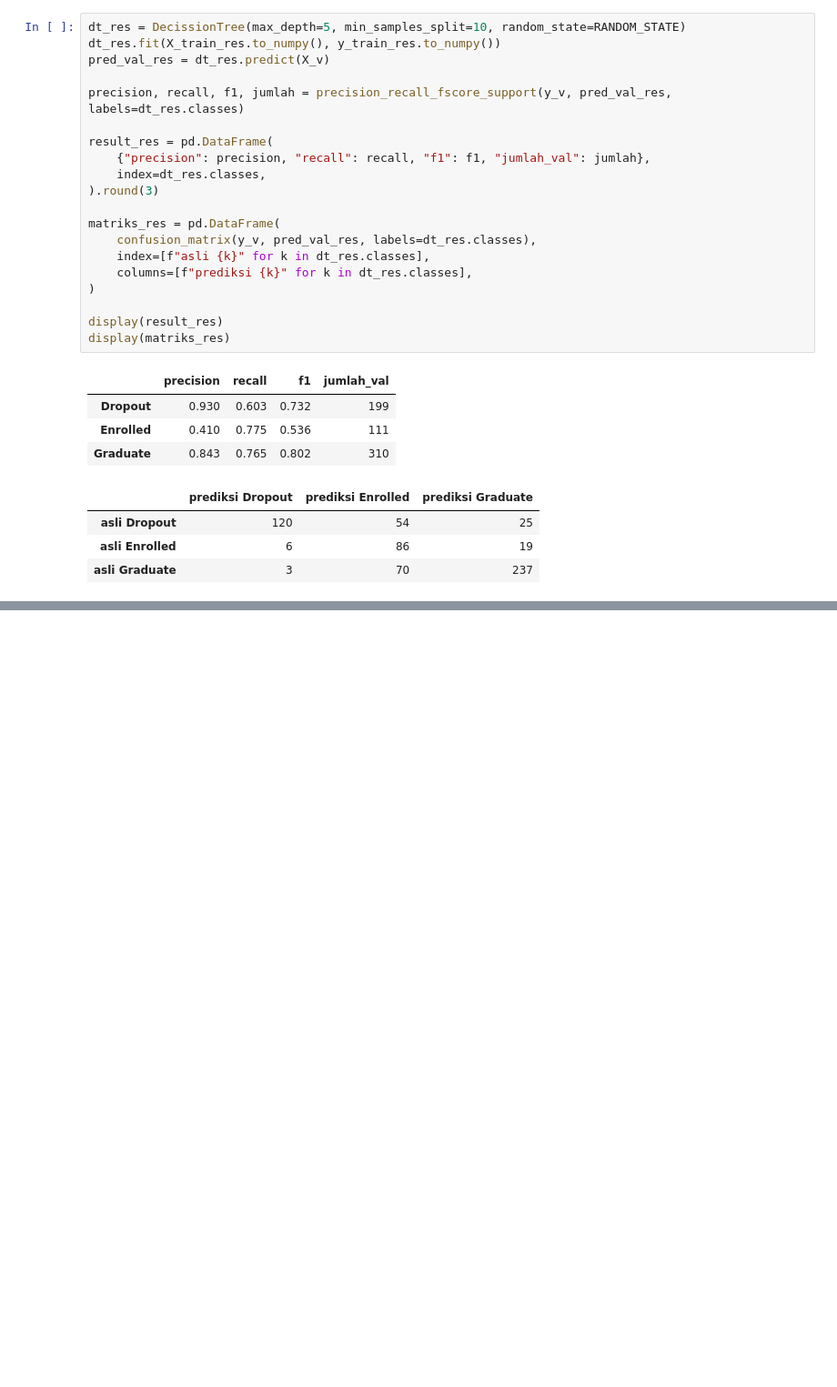
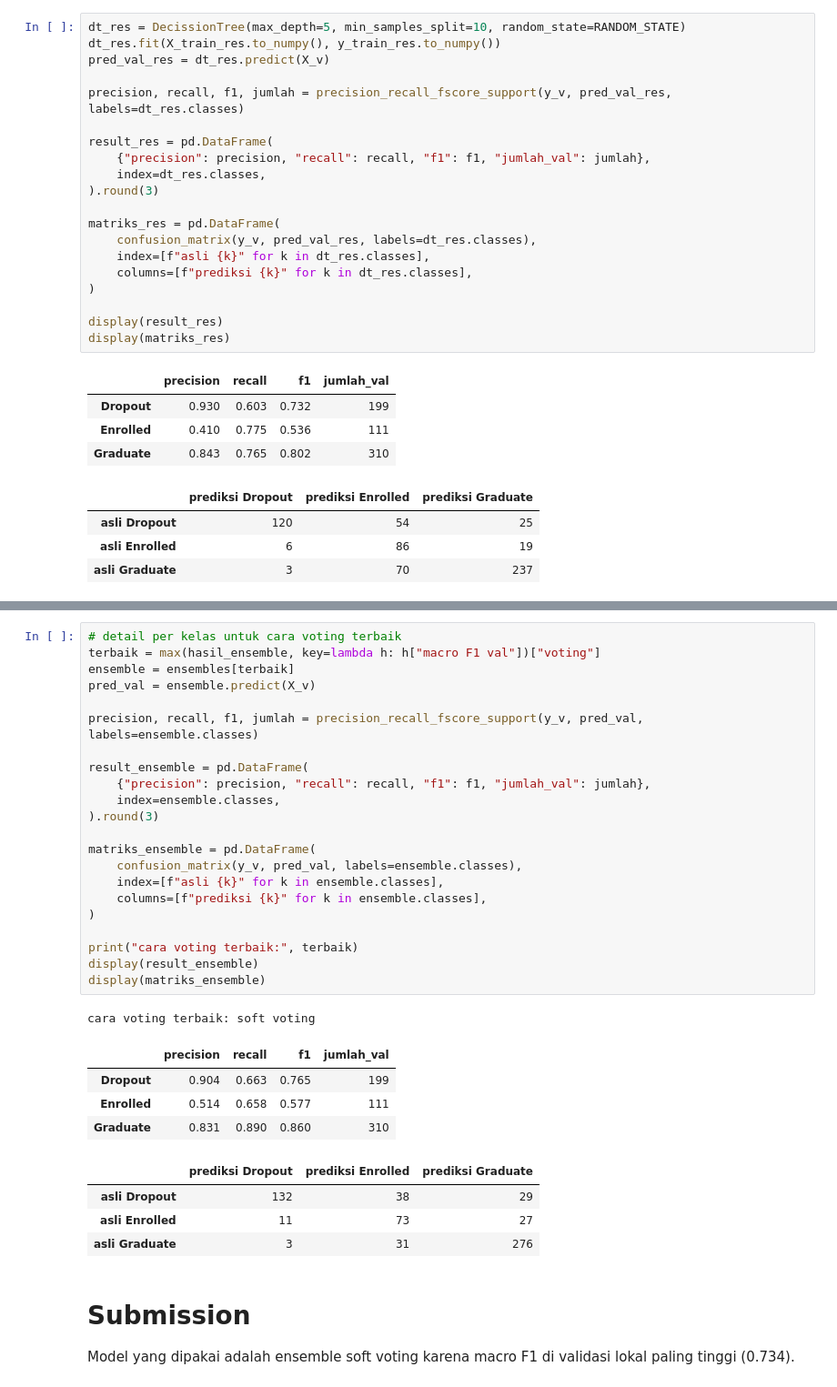
Before and after one commit to RuhullahReza/Project-2-Advanced-AI, a Jupyter notebook: model.ipynb, the cells around one changed output, grey strips where cells are left out. Shown at 91% size. Saved outputs shown, nothing was run; the diff lists cells and outputs as text; blank space fills up the shorter version.

```diff
--- a/model.ipynb
+++ b/model.ipynb
@@ -760,0 +932,36 @@ pd.DataFrame(hasil_depth).round(3)
+# %%
+# detail per kelas untuk cara voting terbaik
+terbaik = max(hasil_ensemble, key=lambda h: h["macro F1 val"])["voting"]
+ensemble = ensembles[terbaik]
+pred_val = ensemble.predict(X_v)
+
+precision, recall, f1, jumlah = precision_recall_fscore_support(y_v, pred_val, labels=ensemble.classes)
+
+result_ensemble = pd.DataFrame(
+    {"precision": precision, "recall": recall, "f1": f1, "jumlah_val": jumlah},
+    index=ensemble.classes,
+).round(3)
+
+matriks_ensemble = pd.DataFrame(
+    confusion_matrix(y_v, pred_val, labels=ensemble.classes),
+    index=[f"asli {k}" for k in ensemble.classes],
+    columns=[f"prediksi {k}" for k in ensemble.classes],
+)
+
+print("cara voting terbaik:", terbaik)
+display(result_ensemble)
+display(matriks_ensemble)
+# %% [output]
+cara voting terbaik: soft voting
+|  | precision | recall | f1 | jumlah_val |
+| Dropout | 0.904 | 0.663 | 0.765 | 199 |
+| Enrolled | 0.514 | 0.658 | 0.577 | 111 |
+| Graduate | 0.831 | 0.890 | 0.860 | 310 |
+|  | prediksi Dropout | prediksi Enrolled | prediksi Graduate |
+| asli Dropout | 132 | 38 | 29 |
+| asli Enrolled | 11 | 73 | 27 |
+| asli Graduate | 3 | 31 | 276 |
+# %% [markdown]
+# Submission
+
+Model yang dipakai adalah ensemble soft voting karena macro F1 di validasi lokal paling tinggi (0.734).
```
Also changed, not shown: parts of 10 cells of this notebook, 3 other files.
